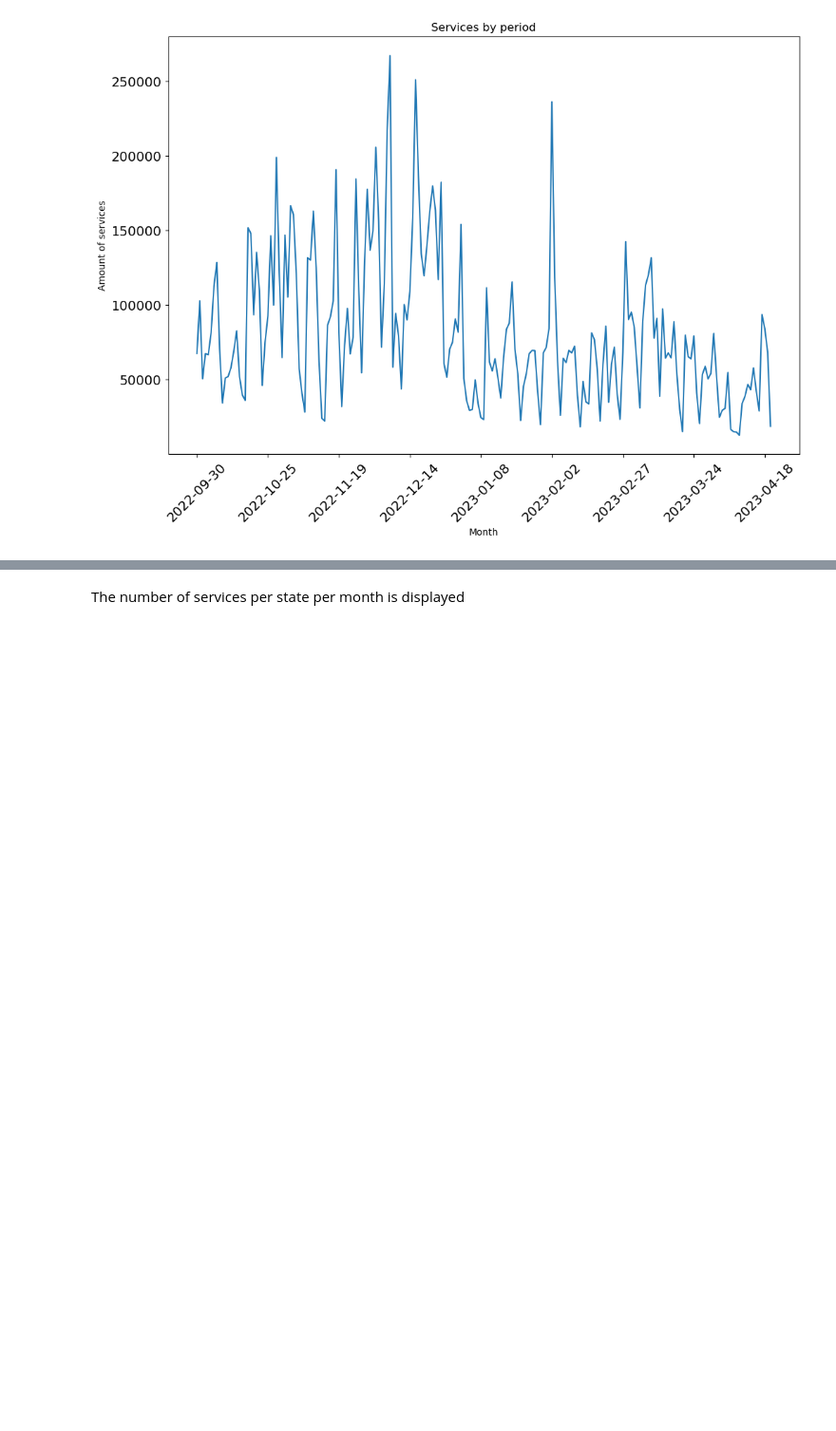
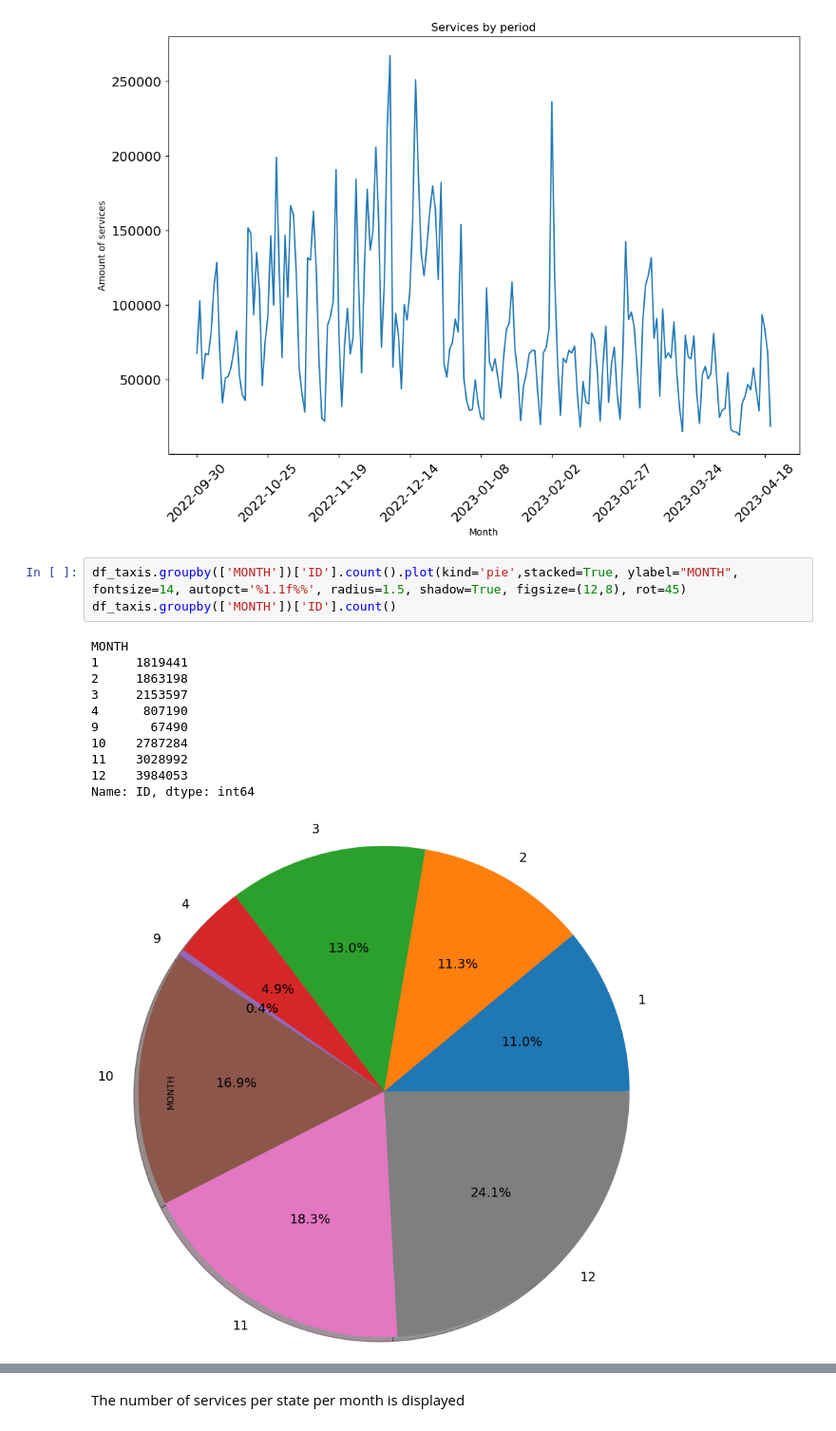
Before and after one commit to josedelarosa82/taxi-prediction-model, a Jupyter notebook: Proyecto final/Taxi_service_forecasting_model_aws.ipynb, the cells around one changed output, grey strips where cells are left out. Shown at 95% size. Drawn from its saved outputs; the diff is of its cells as text; blank space fills up the shorter version.

```diff
--- a/Proyecto final/Taxi_service_forecasting_model_aws.ipynb
+++ b/Proyecto final/Taxi_service_forecasting_model_aws.ipynb
@@ -210,3 +210,18 @@ df_taxis.groupby(['DATE'])['ID'].count().plot(kind='line',stacked=True, fontsize
 plt.show()
 # %% [output]
 [figure]
+# %%
+df_taxis.groupby(['MONTH'])['ID'].count().plot(kind='pie',stacked=True, ylabel="MONTH", fontsize=14, autopct='%1.1f%%', radius=1.5, shadow=True, figsize=(12,8), rot=45)
+df_taxis.groupby(['MONTH'])['ID'].count()
+# %% [output]
+MONTH
+1     1819441
+2     1863198
+3     2153597
+4      807190
+9       67490
+10    2787284
+11    3028992
+12    3984053
+Name: ID, dtype: int64
+[figure, added]
```
Also changed, not shown: parts of 2 cells of this notebook.
